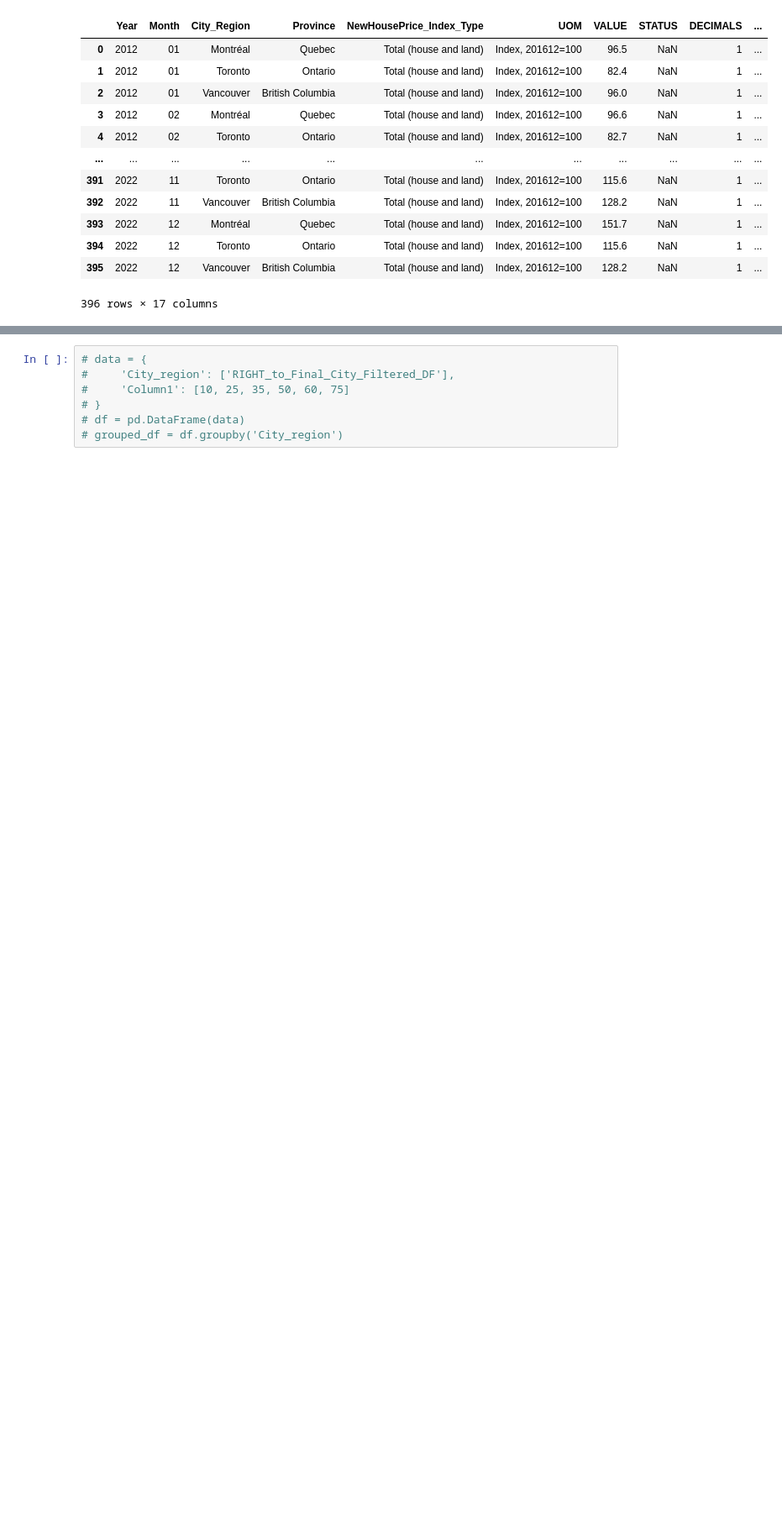
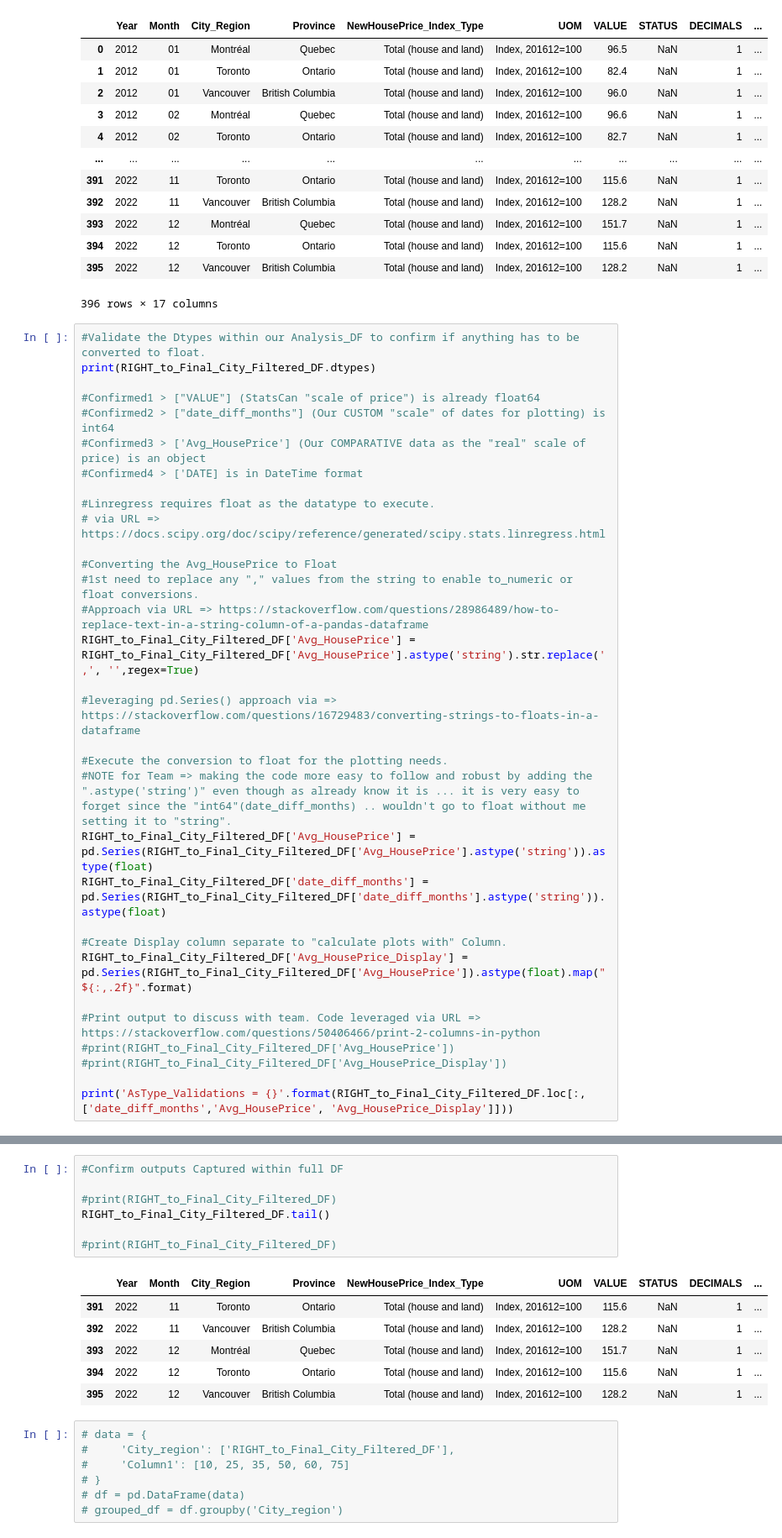
Before and after one commit to Ao-27/Project1_Group1_HousingMarket, a Jupyter notebook: group1_housing_solution.ipynb, the cells around one changed output, grey strips where cells are left out. Shown at 84% size. Saved outputs shown, nothing was run; the diff lists cells and outputs as text; blank space fills up the shorter version.

Commit message:
Converted to float the date_diff_months and avg_house_price

```diff
--- a/group1_housing_solution.ipynb
+++ b/group1_housing_solution.ipynb
@@ -818,3 +818,35 @@ RIGHT_to_Final_City_Filtered_DF
 | 394 | 2022 | 12 | Toronto | Ontario | Total (house and land) | Index, 201612=100 | 115.6 | NaN | 1 | ... |
 | 395 | 2022 | 12 | Vancouver | British Columbia | Total (house and land) | Index, 201612=100 | 128.2 | NaN | 1 | ... |
 396 rows × 17 columns
+# %%
+#Validate the Dtypes within our Analysis_DF to confirm if anything has to be converted to float.
+print(RIGHT_to_Final_City_Filtered_DF.dtypes)
+
+#Confirmed1 > ["VALUE"] (StatsCan "scale of price") is already float64
+#Confirmed2 > ["date_diff_months"] (Our CUSTOM "scale" of dates for plotting) is int64
+#Confirmed3 > ['Avg_HousePrice'] (Our COMPARATIVE data as the "real" scale of price) is an object
+#Confirmed4 > ['DATE] is in DateTime format
+
+#Linregress requires float as the datatype to execute.
+# via URL => https://docs.scipy.org/doc/scipy/reference/generated/scipy.stats.linregress.html
+
+#Converting the Avg_HousePrice to Float
+#1st need to replace any "," values from the string to enable to_numeric or float conversions.
+#Approach via URL => https://stackoverflow.com/questions/28986489/how-to-replace-text-in-a-string-column-of-a-pandas-dataframe
+RIGHT_to_Final_City_Filtered_DF['Avg_HousePrice'] = RIGHT_to_Final_City_Filtered_DF['Avg_HousePrice'].astype('string').str.replace(',', '',regex=True)
+
+#leveraging pd.Series() approach via => https://stackoverflow.com/questions/16729483/converting-strings-to-floats-in-a-dataframe
+
+#Execute the conversion to float for the plotting needs.
+#NOTE for Team => making the code more easy to follow and robust by adding the ".astype('string')" even though as already know it is ... it is very easy to forget since the "int64"(date_diff_months) .. wouldn't go to float without me setting it to "string".
+RIGHT_to_Final_City_Filtered_DF['Avg_HousePrice'] = pd.Series(RIGHT_to_Final_City_Filtered_DF['Avg_HousePrice'].astype('string')).astype(float)
+RIGHT_to_Final_City_Filtered_DF['date_diff_months'] = pd.Series(RIGHT_to_Final_City_Filtered_DF['date_diff_months'].astype('string')).astype(float)
+
+#Create Display column separate to "calculate plots with" Column.
+RIGHT_to_Final_City_Filtered_DF['Avg_HousePrice_Display'] = pd.Series(RIGHT_to_Final_City_Filtered_DF['Avg_HousePrice']).astype(float).map("${:,.2f}".format)
+
+#Print output to discuss with team. Code leveraged via URL => https://stackoverflow.com/questions/50406466/print-2-columns-in-python
+#print(RIGHT_to_Final_City_Filtered_DF['Avg_HousePrice'])
+#print(RIGHT_to_Final_City_Filtered_DF['Avg_HousePrice_Display'])
+
+print('AsType_Validations = {}'.format(RIGHT_to_Final_City_Filtered_DF.loc[:, ['date_diff_months','Avg_HousePrice', 'Avg_HousePrice_Display']]))
@@ -821,3 +871,17 @@ RIGHT_to_Final_City_Filtered_DF
+# %%
+#Confirm outputs Captured within full DF
+
+#print(RIGHT_to_Final_City_Filtered_DF)
+RIGHT_to_Final_City_Filtered_DF.tail()
+
+#print(RIGHT_to_Final_City_Filtered_DF)
+# %% [output]
+|  | Year | Month | City_Region | Province | NewHousePrice_Index_Type | UOM | VALUE | STATUS | DECIMALS | ... |
+| 391 | 2022 | 11 | Toronto | Ontario | Total (house and land) | Index, 201612=100 | 115.6 | NaN | 1 | ... |
+| 392 | 2022 | 11 | Vancouver | British Columbia | Total (house and land) | Index, 201612=100 | 128.2 | NaN | 1 | ... |
+| 393 | 2022 | 12 | Montréal | Quebec | Total (house and land) | Index, 201612=100 | 151.7 | NaN | 1 | ... |
+| 394 | 2022 | 12 | Toronto | Ontario | Total (house and land) | Index, 201612=100 | 115.6 | NaN | 1 | ... |
+| 395 | 2022 | 12 | Vancouver | British Columbia | Total (house and land) | Index, 201612=100 | 128.2 | NaN | 1 | ... |
 # %%
 # data = {
 #     'City_region': ['RIGHT_to_Final_City_Filtered_DF'],
```
Also changed, not shown: parts of 1 cell of this notebook, 1 other file.
